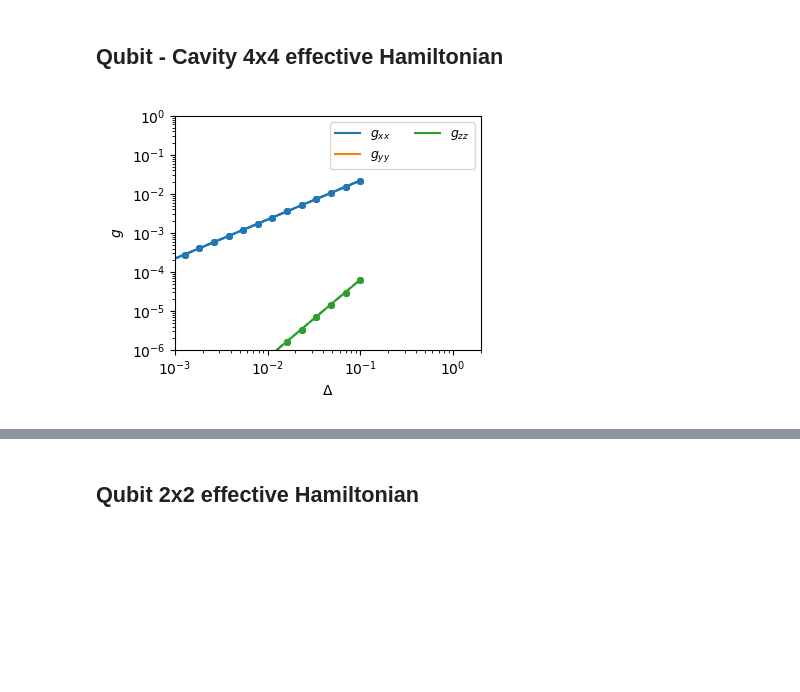
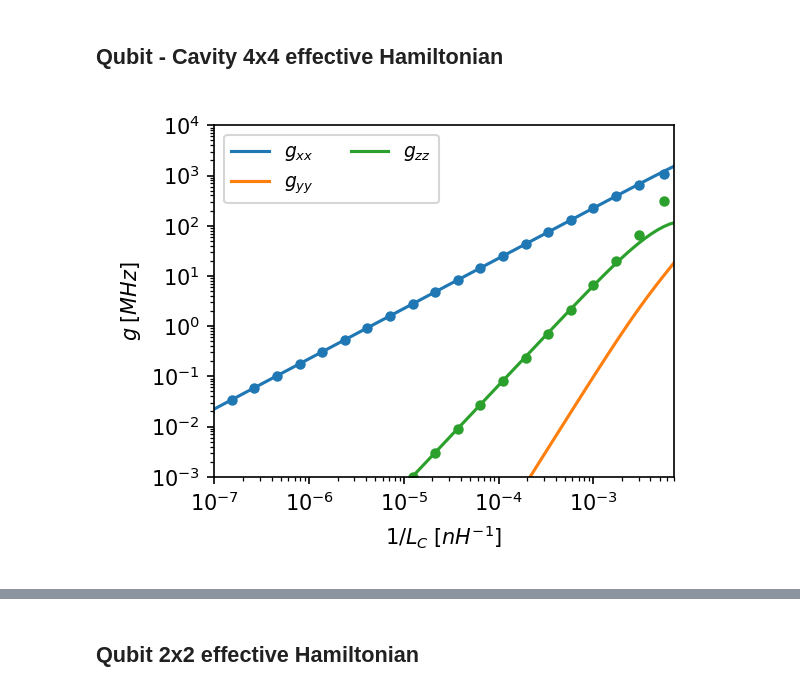
Before and after one commit to GabrielJauma/tunable-capacitive-coupling-flux-qubits, a Jupyter notebook: uni_cell/unit_cell_effective_hamiltonians.ipynb, the cells around one changed output, grey strips where cells are left out. Drawn from its saved outputs; the diff is of its cells as text; code cells hidden in the pictures; blank space fills up the shorter version.

```diff
--- a/uni_cell/unit_cell_effective_hamiltonians.ipynb
+++ b/uni_cell/unit_cell_effective_hamiltonians.ipynb
@@ -29,9 +29,9 @@ e0   = 1.602e-19
 Φ_0 = h/(2*e0)
 # %%
 n_eig  = 5
-n_plot = 20
+n_plot = 100
 param_name = '\\Delta'
-param_values = np.geomspace(1e-4, 1e-1, n_plot)
+param_values = np.geomspace(1e-5, 8, n_plot)
 Δ_values = param_values
 
 N_elements = 2
@@ -59,6 +59,8 @@ g_xx_pert  = np.zeros(len(Δ_values))
 g_zz_pert  = np.zeros(len(Δ_values))
 g_yy_pert  = np.zeros(len(Δ_values))
 X          = np.zeros(len(Δ_values))
+E_low_vs_Δ = np.zeros([len(Δ_values),4])
+
 
 for i, Δ in enumerate(Δ_values):
     C_F_eff, C_R_eff = sq_ext.C_CJ_Csh_to_CF_CR_eff(C, CJ, Csh)
@@ -92,6 +94,7 @@ for i, Δ in enumerate(Δ_values):
     subspace_indices = sq_ext.find_close_indices(E_0_ψ_0_low,E_0)
     ψ_low = ψ[subspace_indices]
     E_low = E[subspace_indices]
+    E_low_vs_Δ[i] = E_low
 
     H_eff_SWT = sq_ext.H_eff_SWT_large(ψ_0_low, ψ_low, E_low, remove_ground=True)
 
@@ -115,7 +118,8 @@ for i, Δ in enumerate(Δ_values):
                     Φ_r[1,2]**2 * Φ_f[0,1]**2/(omega_f-omega_r) +
                     Φ_r[0,1]**2 * Φ_f[1,2]**2/(omega_r-omega_f2)
                      )/ (2*np.pi*GHz)**2) / 4
-    X[i] = g_zz_pert[i] + g_xx_pert[i]**2 * ((omega_f-omega_r)**-1 + (omega_f+omega_r)**-1)
+    # X[i] = +g_zz_pert[i] + g_xx_pert[i]**2 * ((omega_f-omega_r)**-1 + (omega_f+omega_r)**-1)
+    X[i] =  -2*g_zz_pert[i] + g_xx_pert[i]**2 * ((omega_f-omega_r)**-1 + (omega_f+omega_r)**-1)
     ω_f_0[i] = omega_f
     ω_r_0[i] = omega_r
 
@@ -139,45 +143,47 @@ Pauli_SWT = np.array(Pauli_SWT)
 # Pauli_p2 = Pauli_p2- Pauli_p2[0,:]
 # Pauli_SWT = Pauli_SWT- Pauli_SWT[0,:]
 # %%
-fig, ax1 = plt.subplots(figsize =np.array([5,4])*0.8, dpi=100)
+fig, ax1 = plt.subplots(figsize =np.array([5,4])*0.8, dpi=150)
 linestyles = ['-', '--','-' ]
 colors = figs.generate_colors_from_colormap(10, 'tab10')
 set_label  = True
+
+L_C_eff_values = sq_ext.Lq_Lr_to_LF_LR_LC_eff(Lq, Lr, Δ_values)[-1]
+
 for i, Pauli in enumerate([Pauli_p1, Pauli_p2, Pauli_SWT]):
     # if i==0 or i==2:
-    # if i==0 or i==1:
-    #     continue
+    if i==0 or i==1:
+        continue
 
     σxσx = np.abs(Pauli[:, 1,1])
     σyσy = np.abs(Pauli[:, 2,2])
     σzσz = np.abs(Pauli[:, 3,3])
     ωf = np.abs(Pauli[:, 0,-1])
     ωr = np.abs(Pauli[:, -1,0])
 
-    ax1.plot(Δ_values, σxσx, color = colors[0], linestyle=linestyles[i], label = r'$g_{xx}$')
-    ax1.plot(Δ_values, σyσy, color = colors[1], linestyle=linestyles[i], label = r'$g_{yy}$')
-    ax1.plot(Δ_values, σzσz, color = colors[2], linestyle=linestyles[i], label = r'$g_{zz}$')
+    ax1.plot(L_C_eff_values**-1, σxσx * 1e3, color = colors[0], linestyle=linestyles[i], label = r'$g_{xx}$')
+    ax1.plot(L_C_eff_values**-1, σyσy * 1e3, color = colors[1], linestyle=linestyles[i], label = r'$g_{yy}$')
+    ax1.plot(L_C_eff_values**-1, σzσz * 1e3, color = colors[2], linestyle=linestyles[i], label = r'$g_{zz}$')
 
     # ax1.plot(Δ_values, g_fq_limit, 'x', color = colors[0], label = 'g_{xx}, fluxon', markersize='2')
     # ax1.plot(Δ_values, g_r_limit , 's', color = colors[0], label = 'g_{xx}, plasmon', markersize='2')
-    ax1.plot(Δ_values, g_xx_pert , '*', color = colors[0], marker='o', markersize='4')
-    ax1.plot(Δ_values, g_zz_pert , '*', color = colors[2], marker='o', markersize='4')
-    # ax1.plot(Δ_values, g_xx_pert * g_zz_pert , '*', color = colors[1],  markersize='4')
+    ax1.plot(L_C_eff_values[::4]**-1, g_xx_pert[::4] * 1e3, '*', color = colors[0], marker='o', markersize='4')
+    ax1.plot(L_C_eff_values[::4]**-1, g_zz_pert[::4] * 1e3, '*', color = colors[2], marker='o', markersize='4')
 
     if set_label:
         set_label =False
         ax1.legend(ncol=2, fontsize=9)
 
 ax1.set_yscale('log')
 ax1.set_xscale('log')
-ax1.set_ylim([1e-6,1e0])
-ax1.set_xlim([1e-3,2])
-ax1.set_ylabel('$g$')
-ax1.set_xlabel('$\Delta$')
+ax1.set_ylim([1e-3,1e4])
+ax1.set_xlim([1e-7,7e-3])
+ax1.set_ylabel('$g \; [MHz]$')
+ax1.set_xlabel('$1/L_C \; [nH^{-1}]$')
 
 # fig.suptitle(r' --- P1 $\quad$ - - P2 $\quad$ $\cdots$ SWT')
 fig.tight_layout()
-# figs.export('g_H_eff_vs_Delta.pdf', fig)
+figs.export('g_H_eff_vs_Lc.pdf', fig)
 fig.show()
 # %% [output]
-[figure, old version]
+[figure, new version]
```
Also changed, not shown: parts of 10 cells of this notebook, 2 other files.
